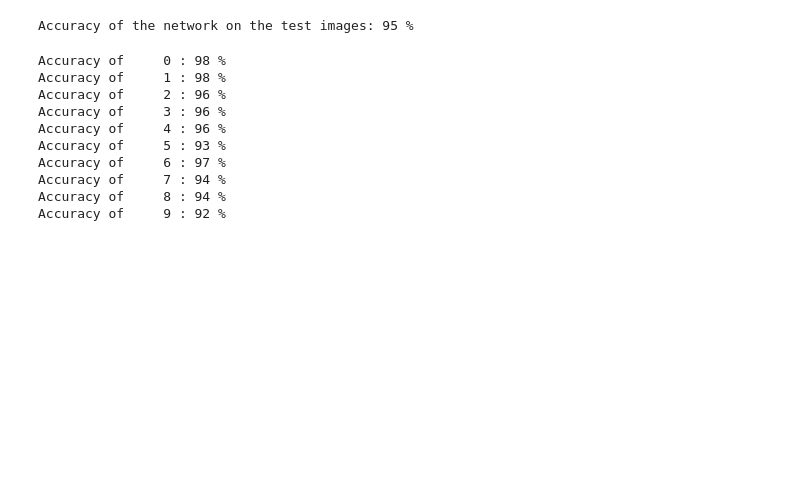
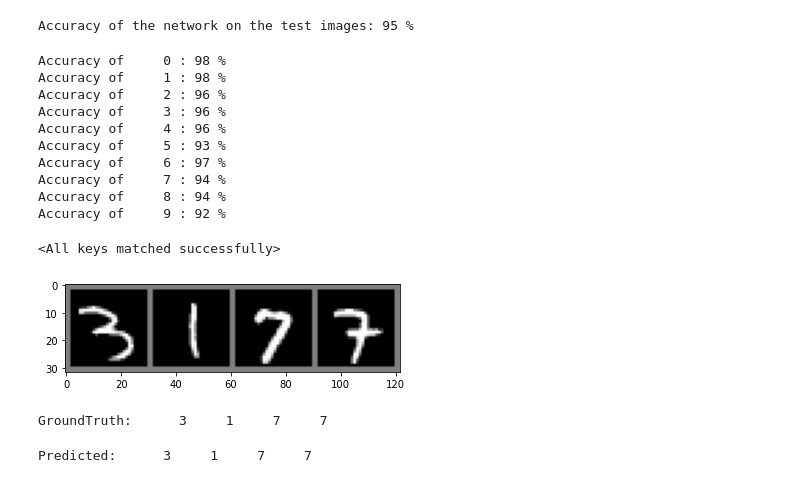
Before and after one commit to MJimitater/deep-learning, a Jupyter notebook: mnist_tutorial.ipynb, the cells around one changed output. Saved outputs shown, nothing was run; the diff lists cells and outputs as text; code cells hidden in the pictures; blank space fills up the shorter version.

Commit message:
finished prediction code

```diff
--- a/mnist_tutorial.ipynb
+++ b/mnist_tutorial.ipynb
@@ -281,3 +281,23 @@ Accuracy of     6 : 97 %
 Accuracy of     7 : 94 %
 Accuracy of     8 : 94 %
 Accuracy of     9 : 92 %
+# %%
+#Load back model:
+PATH = './mnist_net.pth'
+
+net = Net()
+net.load_state_dict(torch.load(PATH))
+# %% [output]
+<All keys matched successfully>
+# %%
+#Fetch random batch image of test set:
+
+dataiter = iter(testloader)
+images, labels = dataiter.next()
+
+#Show images:
+imshow(torchvision.utils.make_grid(images))
+print('GroundTruth: ', ' '.join('%5s' % classes[labels[j]] for j in range(4)))
+# %% [output]
+[figure, added]
+GroundTruth:      3     1     7     7
@@ -283,0 +309,7 @@ Accuracy of     9 : 92 %
+# %%
+#max(outputs,1) will give the indices of the max values of the one-hot-encoding (our predictions), and also a gradient object that we ignore by storing in "_":
+_ , predicted = torch.max(outputs, 1)
+
+print('Predicted: ', ' '.join('%5s' % classes[predicted[j]] for j in range(4)))
+# %% [output]
+Predicted:      3     1     7     7
```
Also changed, not shown: parts of 1 cell of this notebook.
